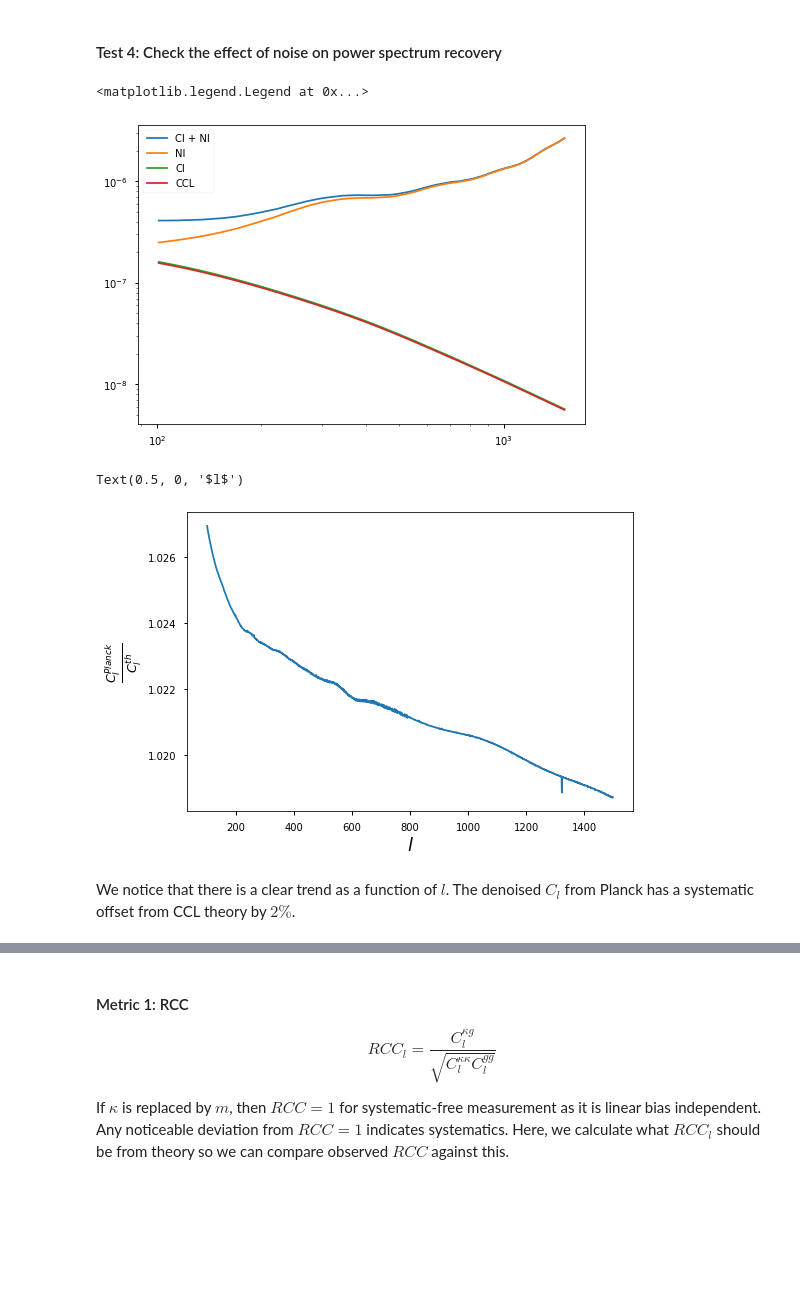
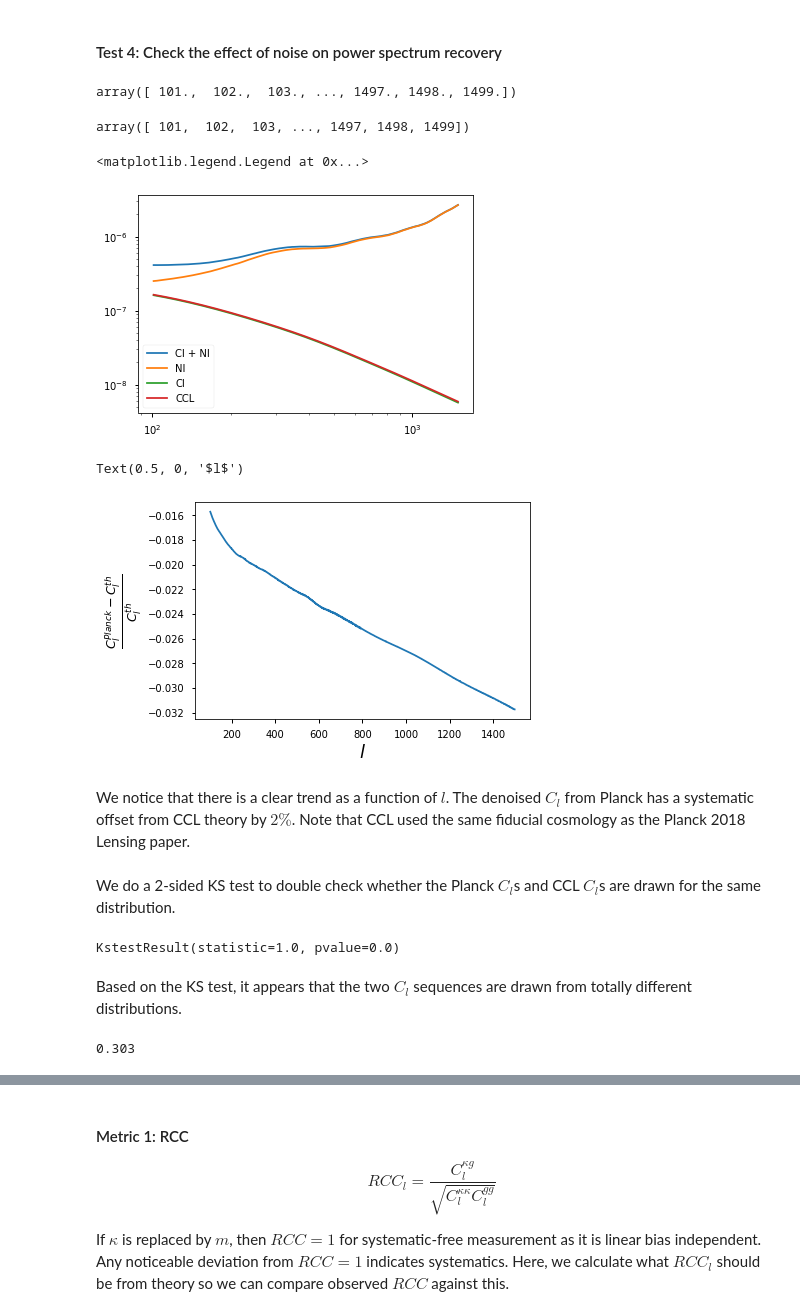
Before and after one commit to tanveerkarim/desi-lensing-cc, a Jupyter notebook: systematic-tests.ipynb, the cells around one changed output, grey strips where cells are left out. Drawn from its saved outputs; the diff is of its cells as text; code cells hidden in the pictures; blank space fills up the shorter version.

Commit message:
add neutrino mass from Planck lensing fid

```diff
--- a/systematic-tests.ipynb
+++ b/systematic-tests.ipynb
@@ -102,6 +102,7 @@ def bin_mat(r=[],mat=[],r_bins=[]):#works for cov and skewness
 #define cosmology Planck 2018 CMB Lensing Fiducial 1807.06210 last bullet point above Sec 2.2
 cosmo = ccl.Cosmology(Omega_c = 0.268, Omega_b = 0.049,
         h = 0.670, n_s = 0.964, A_s = 2.119e-9,
+        m_nu_type='list', m_nu = np.array([0, 0, 0.06]),
         transfer_function='boltzmann_camb')
 # %%
 #define params
@@ -489,6 +490,14 @@ nlkk = np.genfromtxt("data/MV/nlkk.dat")
 ell_planck = nlkk[:,0]
 N_l = nlkk[:,1]
 C_lplusN_l = nlkk[:,2]
+# %%
+(ell_planck[ell_planck < lmax])[ell > lmin]
+# %% [output]
+array([ 101.,  102.,  103., ..., 1497., 1498., 1499.])
+# %%
+(ell[ell < lmax])[ell > lmin]
+# %% [output]
+array([ 101,  102,  103, ..., 1497, 1498, 1499])
 # %%
 plt.loglog(ell[ell > lmin], (C_lplusN_l[(ell_planck < lmax)])[ell > lmin], label = "Cl + Nl")
 plt.loglog(ell[ell > lmin], (N_l[(ell_planck < lmax)])[ell > lmin], label = "Nl")
@@ -497,13 +506,28 @@ plt.loglog(ell[ell > lmin], cls_cmb_th[ell > lmin], label = 'CCL')
 plt.legend(loc = 'best')
 # %% [output]
 <matplotlib.legend.Legend at 0x...>
-[figure, old version]
+[figure, new version]
 # %%
-plt.plot(ell[ell > lmin], ((C_lplusN_l - N_l)[ell_planck < lmax]/cls_cmb_th)[ell > lmin])
-plt.ylabel(r"$\frac{C^{Planck}_{l}}{C^{th}_{l}}$", fontsize = fs)
+plt.plot(ell[ell > lmin], ((C_lplusN_l - N_l)[ell_planck < lmax]/cls_cmb_th - 1)[ell > lmin])
+plt.ylabel(r"$\frac{C^{Planck}_{l} - C^{th}_{l}}{C^{th}_{l}}$", fontsize = fs)
 plt.xlabel(r'$l$', fontsize = fs)
 # %% [output]
 Text(0.5, 0, '$l$')
-[figure, old version]
+[figure, new version]
 # %% [markdown]
-We notice that there is a clear trend as a function of $l$. The denoised $C_l$ from Planck has a systematic offset from CCL theory by $2\%$.
+We notice that there is a clear trend as a function of $l$. The denoised $C_l$ from Planck has a systematic offset from CCL theory by $2\%$. Note that CCL used the same fiducial cosmology as the Planck 2018 Lensing paper.
+# %% [markdown]
+We do a 2-sided KS test to double check whether the Planck $C_l$s and CCL $C_l$s are drawn for the same distribution.
+# %%
+from scipy import stats
+
+stats.ks_2samp(((C_lplusN_l - N_l)[ell_planck < lmax]/cls_cmb_th)[ell > lmin],
+                    cls_cmb_th[ell > lmin])
+# %% [output]
+KstestResult(statistic=1.0, pvalue=0.0)
+# %% [markdown]
+Based on the KS test, it appears that the two $C_l$ sequences are drawn from totally different distributions.
+# %%
+.26 + .043
+# %% [output]
+0.303
```
Also changed, not shown: parts of 8 cells of this notebook, 1 other file.
